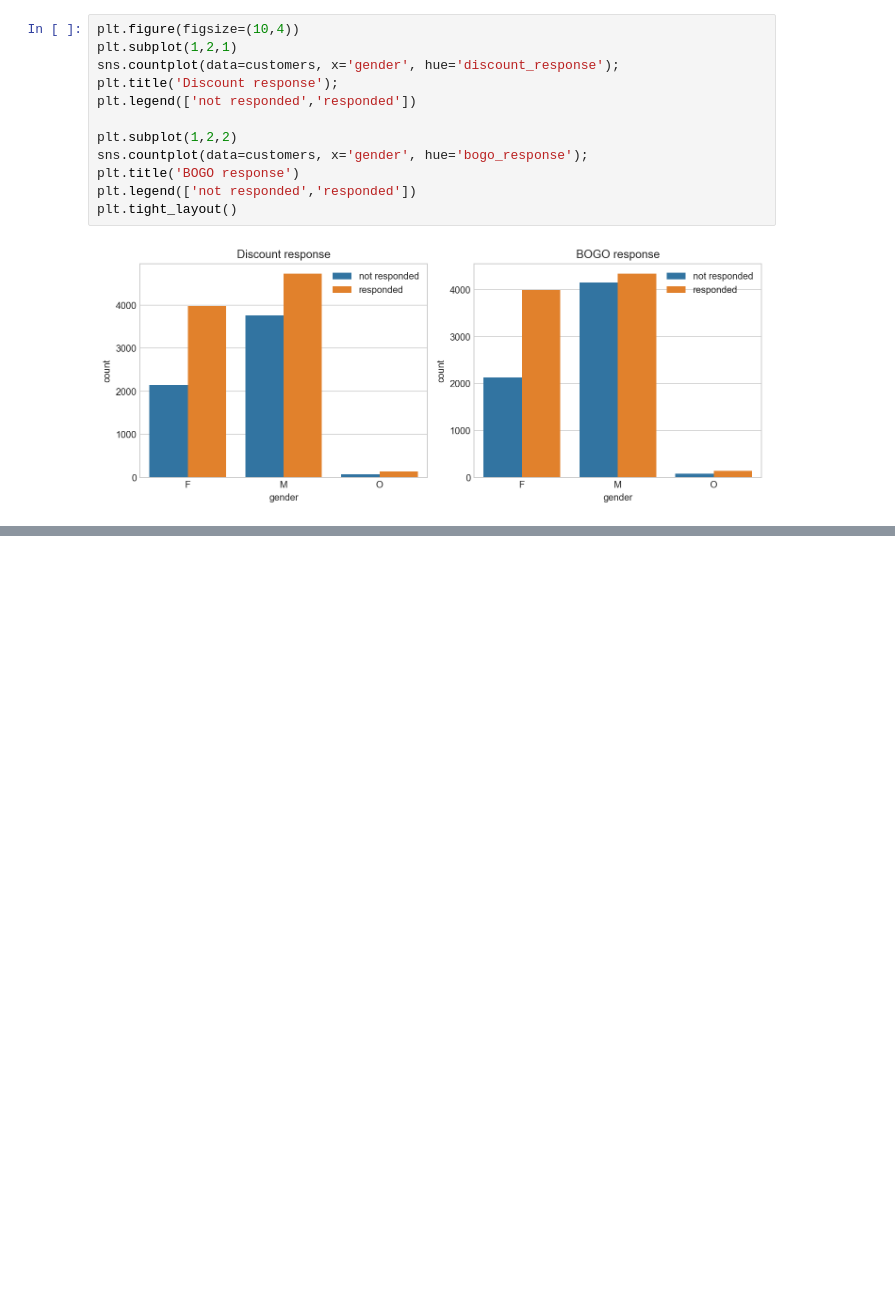
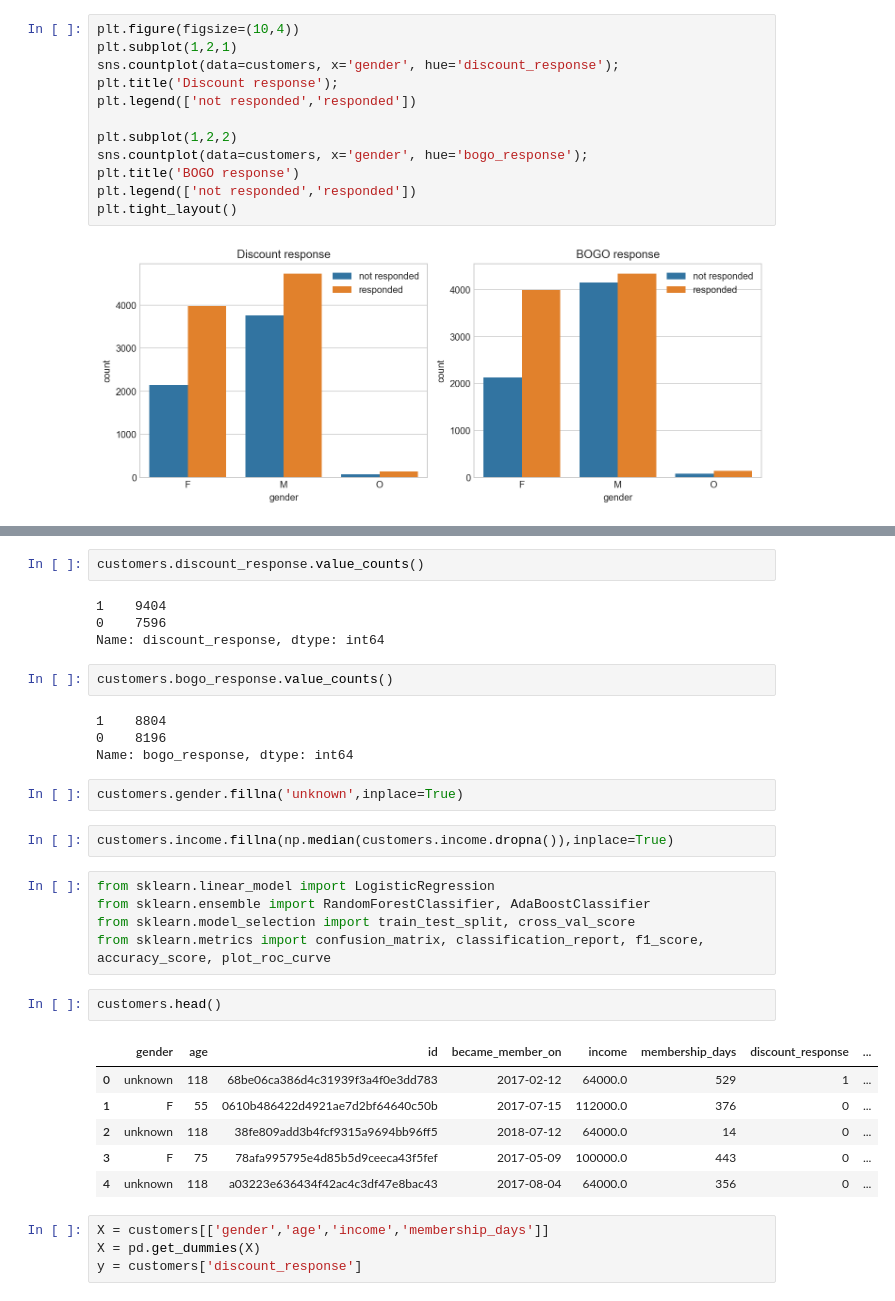
Before and after one commit to kevingao1136/Udacity_DataScience_Nanodegree, a Jupyter notebook: starbucks_capstone/Starbucks_Capstone_notebook.ipynb, the cells around one changed output, grey strips where cells are left out. Saved outputs shown, nothing was run; the diff lists cells and outputs as text; blank space fills up the shorter version.

```diff
--- a/starbucks_capstone/Starbucks_Capstone_notebook.ipynb
+++ b/starbucks_capstone/Starbucks_Capstone_notebook.ipynb
@@ -240,0 +241,34 @@ events.head()
+# %%
+customers.discount_response.value_counts()
+# %% [output]
+1    9404
+0    7596
+Name: discount_response, dtype: int64
+# %%
+customers.bogo_response.value_counts()
+# %% [output]
+1    8804
+0    8196
+Name: bogo_response, dtype: int64
+# %%
+customers.gender.fillna('unknown',inplace=True)
+# %%
+customers.income.fillna(np.median(customers.income.dropna()),inplace=True)
+# %%
+from sklearn.linear_model import LogisticRegression
+from sklearn.ensemble import RandomForestClassifier, AdaBoostClassifier
+from sklearn.model_selection import train_test_split, cross_val_score
+from sklearn.metrics import confusion_matrix, classification_report, f1_score, accuracy_score, plot_roc_curve
+# %%
+customers.head()
+# %% [output]
+|  | gender | age | id | became_member_on | income | membership_days | discount_response | ... |
+| 0 | unknown | 118 | 68be06ca386d4c31939f3a4f0e3dd783 | 2017-02-12 | 64000.0 | 529 | 1 | ... |
+| 1 | F | 55 | 0610b486422d4921ae7d2bf64640c50b | 2017-07-15 | 112000.0 | 376 | 0 | ... |
+| 2 | unknown | 118 | 38fe809add3b4fcf9315a9694bb96ff5 | 2018-07-12 | 64000.0 | 14 | 0 | ... |
+| 3 | F | 75 | 78afa995795e4d85b5d9ceeca43f5fef | 2017-05-09 | 100000.0 | 443 | 0 | ... |
+| 4 | unknown | 118 | a03223e636434f42ac4c3df47e8bac43 | 2017-08-04 | 64000.0 | 356 | 0 | ... |
+# %%
+X = customers[['gender','age','income','membership_days']]
+X = pd.get_dummies(X)
+y = customers['discount_response']
```
Also changed, not shown: parts of 6 cells of this notebook.
